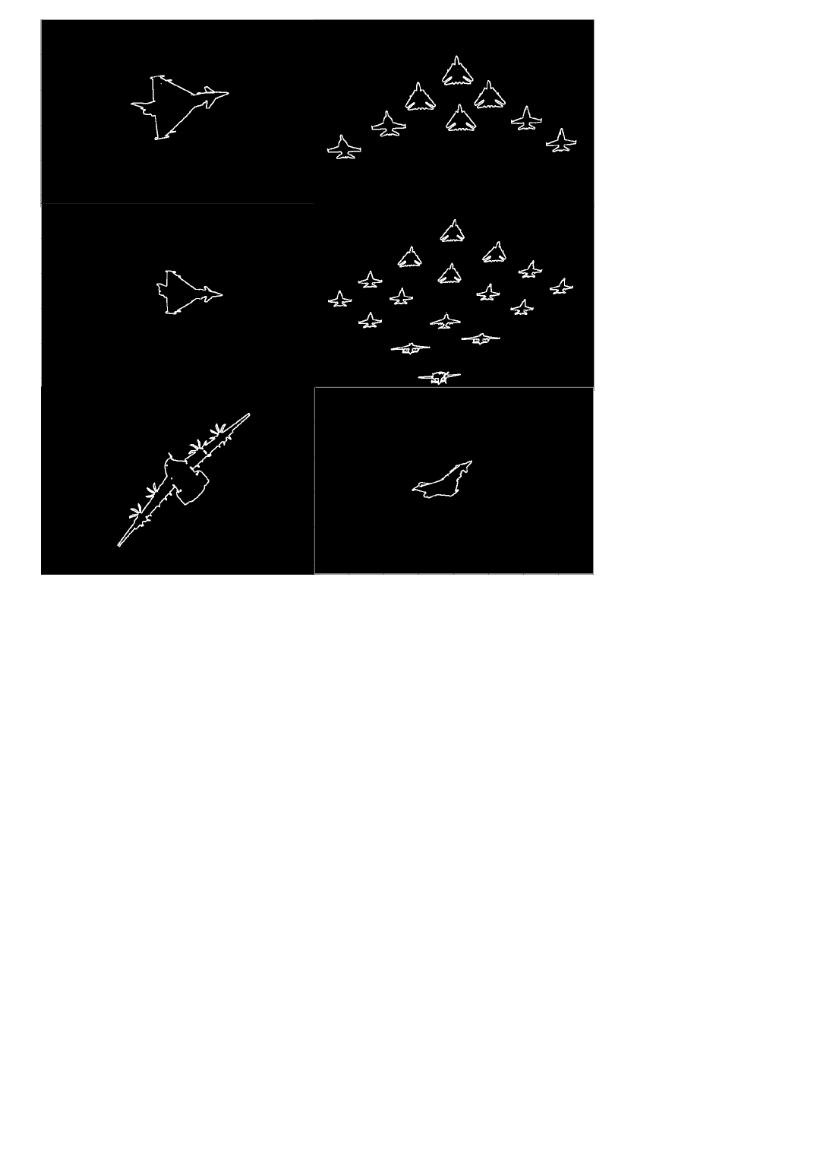
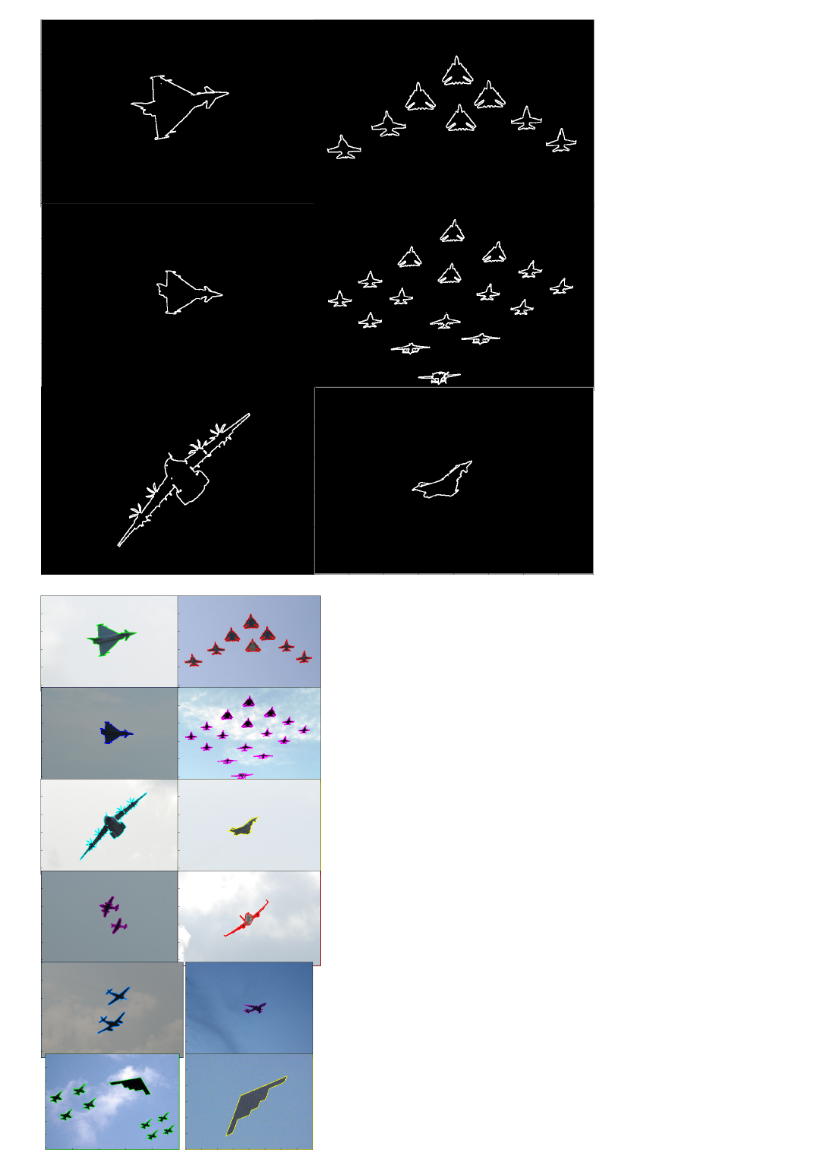
Before and after one commit to feliksczart/kck, a Jupyter notebook: lab4/src/main.ipynb, the cells around one changed output. Drawn from its saved outputs; the diff is of its cells as text; code cells hidden in the pictures; blank space fills up the shorter version.

```diff
--- a/lab4/src/main.ipynb
+++ b/lab4/src/main.ipynb
@@ -26,8 +26,13 @@ class Load:
 
     @staticmethod
     def img(file):
-        img = cv2.imread('C:/Users/jedrz/Desktop/lab4_kck/kck/lab4/res/'+file, cv2.IMREAD_UNCHANGED)
+        img = cv2.imread('C:/Users/czart/Desktop/Studia/kck/lab4/res/'+file)
         return img
+
+    @staticmethod
+    def imgos(file):
+        img = os.path.join('C:/Users/czart/Desktop/Studia/kck/lab4/res/', file)
+        return img
 # %%
 def to_io(img):
     return (img).astype(np.uint8)
@@ -211,3 +207,92 @@ if __name__ == '__main__':
     main()
 # %% [output]
 [figure]
+# %%
+def main():
+
+    img1 = 129 - Load.img('samolot10.jpg')#10
+    img2 = 255 - Load.img('samolot05.jpg') #05
+    img3 = Load.img('samolot08.jpg') #08
+    img4 = 255 - Load.img('samolot00.jpg') #00
+    img5 = 255 - Load.img('samolot11.jpg') #11
+    img6 = 150 - Load.img('samolot09.jpg') #09
+    img7 = 129 - Load.img('samolot01.jpg')#01
+    img8 = 190 - Load.img('samolot02.jpg') #02
+    img9 = Load.img('samolot07.jpg') #07
+    img10 = 190 - Load.img('samolot14.jpg') #14
+    img11 = 100 - Load.img('samolot16.jpg') #16
+    img12 = 100 - Load.img('samolot17.jpg') #17
+
+    img100 = io.imread(Load.imgos('samolot10.jpg'))
+    img200 = io.imread(Load.imgos('samolot05.jpg'))
+    img300 = io.imread(Load.imgos('samolot08.jpg'))
+    img400 = io.imread(Load.imgos('samolot00.jpg'))
+    img500 = io.imread(Load.imgos('samolot11.jpg'))
+    img600 = io.imread(Load.imgos('samolot09.jpg'))
+    img700 = io.imread(Load.imgos('samolot01.jpg'))
+    img800 = io.imread(Load.imgos('samolot02.jpg'))
+    img900 = io.imread(Load.imgos('samolot07.jpg'))
+    img1000 = io.imread(Load.imgos('samolot14.jpg'))
+    img1100 = io.imread(Load.imgos('samolot16.jpg'))
+    img1200 = io.imread(Load.imgos('samolot17.jpg'))
+
+    figure(figsize=(10,20))
+
+    contours1, img_contours1 = Filter.make_contour(img1)
+    contours2, img_contours2 = Filter.make_contour(img2)
+    contours3, img_contours3 = Filter.make_contour(img3)
+    contours4, img_contours4 = Filter.make_contour(img4)
+    contours5, img_contours5 = Filter.make_contour(img5)
+    contours6, img_contours6 = Filter.make_contour(img6)
+    contours7, img_contours7 = Filter.make_contour(img7)
+    contours8, img_contours8 = Filter.make_contour(img8)
+    contours9, img_contours9 = Filter.make_contour(img9)
+    contours10, img_contours10 = Filter.make_contour(img10)
+    contours11, img_contours11 = Filter.make_contour(img11)
+    contours12, img_contours12 = Filter.make_contour(img12)
+
+    x, y = 6, 2
+
+    ax = subplot(x,y,1)
+    ax.tick_params(direction='in',labelleft=False, labelbottom = False, labelright = False)
+    my_show(img100, contours1, 0, 255, 0)
+    bx = subplot(x,y,2)
+    bx.tick_params(direction='in',labelleft=False, labelbottom = False, labelright = False)
+    my_show(img200, contours2, 255, 0, 0)
+    cx = subplot(x,y,3)
+    cx.tick_params(direction='in',labelleft=False, labelbottom = False, labelright = False)
+    my_show(img300, contours3, 0, 0, 255)
+    dx = subplot(x,y,4)
+    dx.tick_params(direction='in',labelleft=False, labelbottom = False, labelright = False)
+    my_show(img400, contours4, 255, 0, 255)
+    ex = subplot(x,y,5)
+    ex.tick_params(direction='in',labelleft=False, labelbottom = False, labelright = False)
+    my_show(img500, contours5, 0, 255, 255)
+    fx = subplot(x,y,6)
+    fx.tick_params(direction='in',labelleft=False, labelbottom = False, labelright = False)
+    my_show(img600, contours6, 255, 255, 0)
+
+    ax = subplot(x,y,7)
+    ax.tick_params(direction='in',labelleft=False, labelbottom = False, labelright = False)
+    my_show(img700, contours7, 128, 0, 128)
+    bx = subplot(x,y,8)
+    bx.tick_params(direction='in',labelleft=False, labelbottom = False, labelright = False)
+    my_show(img800, contours8, 255, 0, 0)
+    cx = subplot(x,y,9)
+    cx.tick_params(direction='in',labelleft=False, labelbottom = False, labelright = False)
+    my_show(img900, contours9, 0, 125, 255)
+    dx = subplot(x,y,10)
+    dx.tick_params(direction='in',labelleft=False, labelbottom = False, labelright = False)
+    my_show(img1000, contours10, 255, 0, 255)
+    ex = subplot(x,y,11)
+    ex.tick_params(direction='in',labelleft=False, labelbottom = False, labelright = False)
+    my_show(img1100, contours11, 0, 255, 0)
+    fx = subplot(x,y,12)
+    fx.tick_params(direction='in',labelleft=False, labelbottom = False, labelright = False)
+    my_show(img1200, contours12, 255, 255, 0)
+    plt.tight_layout(pad=-1.0)
+    plt.savefig
+if __name__ == '__main__':
+    main()
+# %% [output]
+[figure, added]
```
Also changed, not shown: parts of 1 cell of this notebook, 2 other files.
